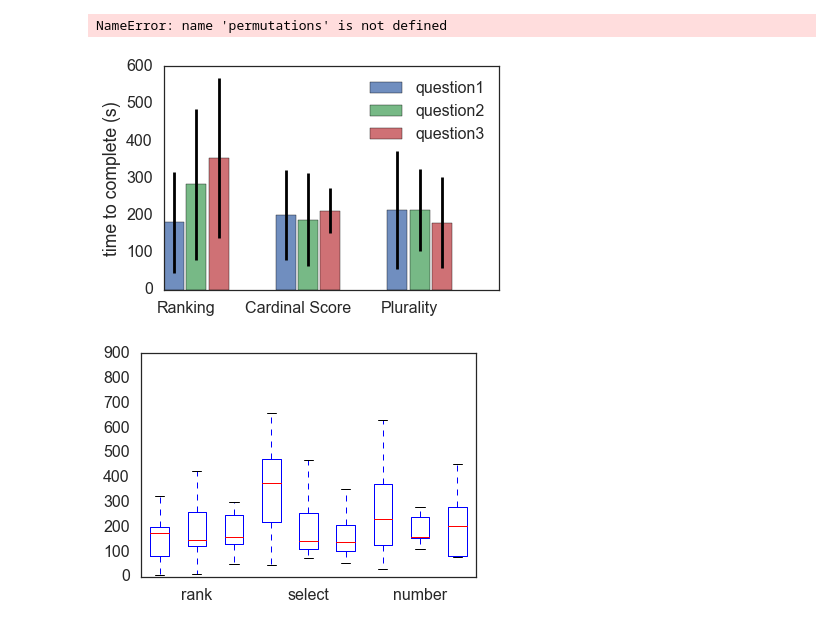
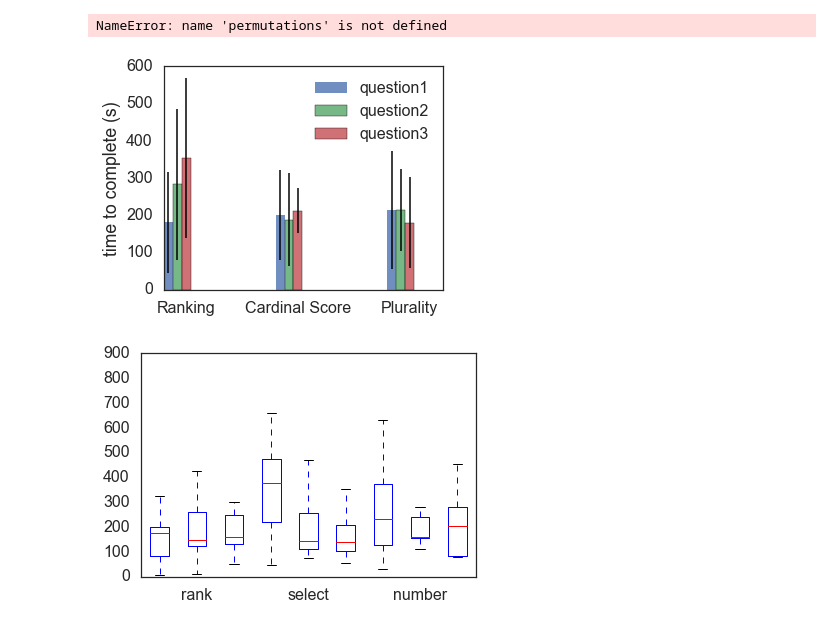
Before and after one commit to NickHoernle/group-mediator-bot, a Jupyter notebook: experiment/Experiment.ipynb, the cells around one changed output. Cells and saved outputs as stored; diff of their text form; code cells hidden in the pictures.

```diff
--- a/experiment/Experiment.ipynb
+++ b/experiment/Experiment.ipynb
@@ -455,21 +455,23 @@ for df in question_number:
     number.append(times)
 # %%
 # indexes = np.array([1,1.2,1.4])
+plt.figure(figsize=(5,4))
+
 indexes = np.array([1,2,3])
 answers = np.array([[np.mean(r) for r in rank], [np.mean(r) for r in number], [np.mean(r) for r in select]])
 std = np.array([[np.std(r) for r in rank], [np.std(r) for r in select], [np.std(r) for r in number]])
 
-plt.bar(indexes, answers[0,:], yerr=std[0,:], width=0.18, color=[colours[0], colours[0], colours[0]], label='question1', ecolor='black', alpha=0.8)
-plt.bar(indexes+0.2, answers[1,:], yerr=std[1,:], width=0.18, color=[colours[1], colours[1], colours[1]], label='question2', ecolor='black', alpha=0.8)
-plt.bar(indexes+0.4, answers[2,:], yerr=std[2,:], width=0.18, color=[colours[2], colours[2], colours[2]], label='question3', ecolor='black', alpha=0.8)
+plt.bar(indexes, answers[0,:], yerr=std[0,:], width=0.08, linewidth=0, color=[colours[0], colours[0], colours[0]], label='question1', ecolor='black', error_kw={'linewidth': 1.5},  alpha=0.8)
+plt.bar(indexes+0.08, answers[1,:], yerr=std[1,:], width=0.08, color=[colours[1], colours[1], colours[1]], label='question2', ecolor='black', error_kw={'linewidth': 1.5}, alpha=0.8)
+plt.bar(indexes+0.16, answers[2,:], yerr=std[2,:], width=0.08, color=[colours[2], colours[2], colours[2]], label='question3', ecolor='black', error_kw={'linewidth': 1.5}, alpha=0.8)
 plt.ylabel('time to complete (s)')
 
 plt.legend(loc='best')
 plt.xticks([1.2,2.2,3.2], ['Ranking', 'Cardinal Score', 'Plurality'])
 
 plt.show()
 # %% [output]
-[figure, old version]
+[figure, new version]
 # %%
 plt.boxplot(rank + select + number)
 
```
Also changed, not shown: parts of 3 cells of this notebook, 3 other files.
